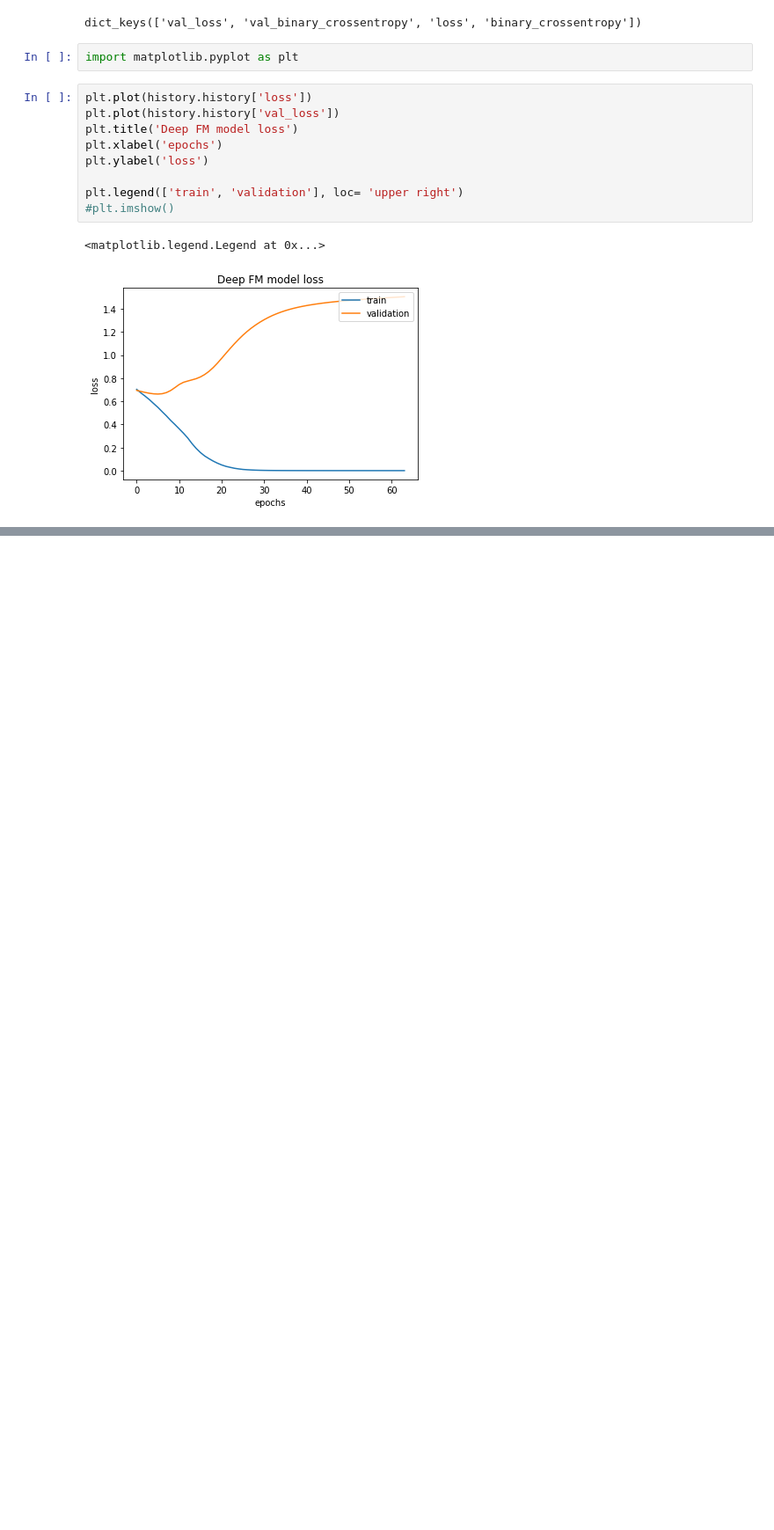
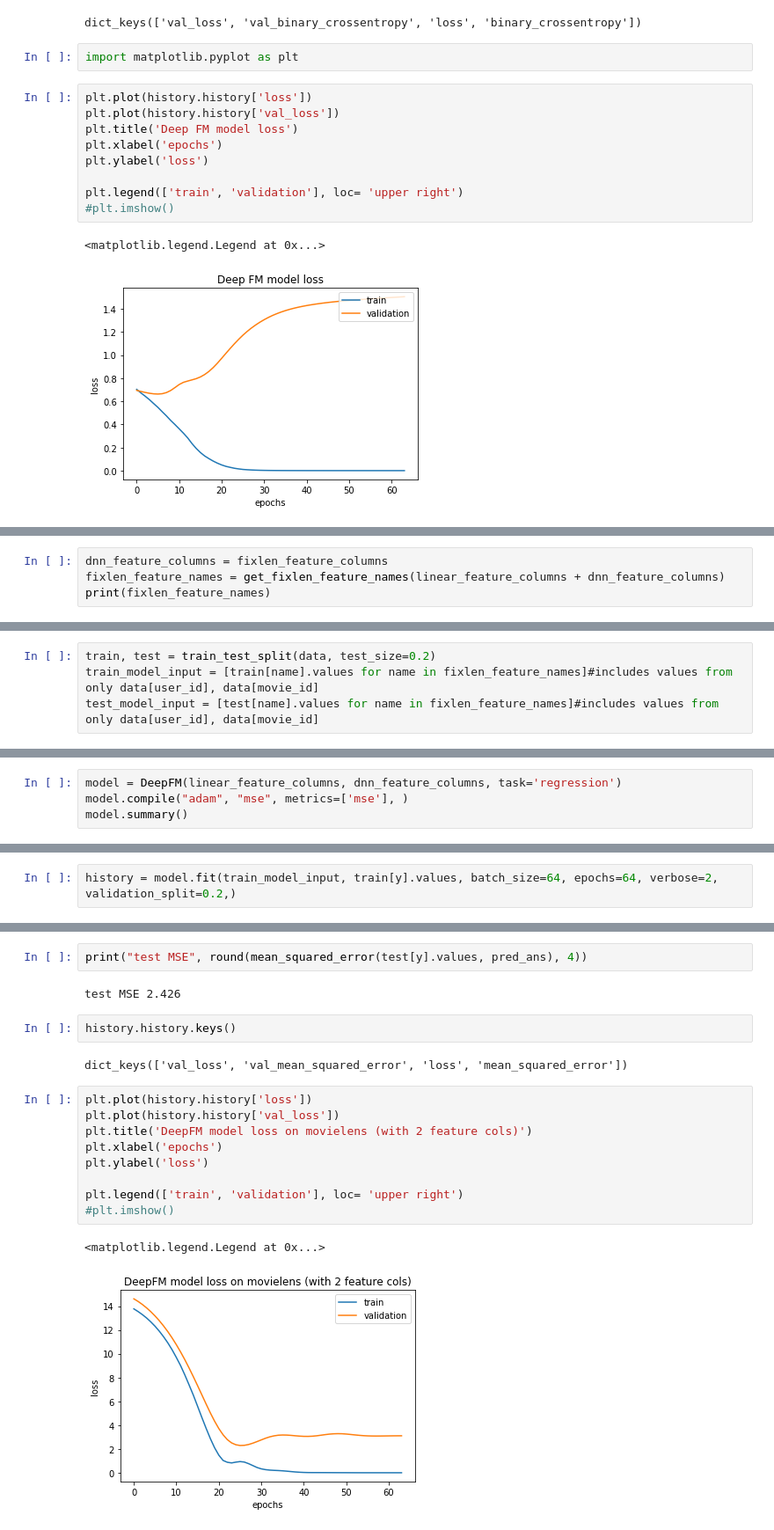
Before and after one commit to mlsquare/cook-imly, a Jupyter notebook: Notebooks/Deep FM with deepCtr.ipynb, the cells around one changed output, grey strips where cells are left out. Shown at 88% size. Saved outputs shown, nothing was run; the diff lists cells and outputs as text; blank space fills up the shorter version.

Commit message:
comparisons b/w DeepFM/NFM with varying feature columns

```diff
--- a/Notebooks/Deep FM with deepCtr.ipynb
+++ b/Notebooks/Deep FM with deepCtr.ipynb
@@ -225,0 +364,4 @@ plt.legend(['train', 'validation'], loc= 'upper right')
+# %%
+dnn_feature_columns = fixlen_feature_columns
+fixlen_feature_names = get_fixlen_feature_names(linear_feature_columns + dnn_feature_columns)
+print(fixlen_feature_names)
@@ -225,0 +370,4 @@ plt.legend(['train', 'validation'], loc= 'upper right')
+# %%
+train, test = train_test_split(data, test_size=0.2)
+train_model_input = [train[name].values for name in fixlen_feature_names]#includes values from only data[user_id], data[movie_id]
+test_model_input = [test[name].values for name in fixlen_feature_names]#includes values from only data[user_id], data[movie_id]
@@ -225,0 +378,4 @@ plt.legend(['train', 'validation'], loc= 'upper right')
+# %%
+model = DeepFM(linear_feature_columns, dnn_feature_columns, task='regression')
+model.compile("adam", "mse", metrics=['mse'], )
+model.summary()
@@ -225,0 +400,2 @@ plt.legend(['train', 'validation'], loc= 'upper right')
+# %%
+history = model.fit(train_model_input, train[y].values, batch_size=64, epochs=64, verbose=2, validation_split=0.2,)
@@ -225,0 +436,20 @@ plt.legend(['train', 'validation'], loc= 'upper right')
+# %%
+print("test MSE", round(mean_squared_error(test[y].values, pred_ans), 4))
+# %% [output]
+test MSE 2.426
+# %%
+history.history.keys()
+# %% [output]
+dict_keys(['val_loss', 'val_mean_squared_error', 'loss', 'mean_squared_error'])
+# %%
+plt.plot(history.history['loss'])
+plt.plot(history.history['val_loss'])
+plt.title('DeepFM model loss on movielens (with 2 feature cols)')
+plt.xlabel('epochs')
+plt.ylabel('loss')
+
+plt.legend(['train', 'validation'], loc= 'upper right')
+#plt.imshow()
+# %% [output]
+<matplotlib.legend.Legend at 0x...>
+[figure, added]
```
Also changed, not shown: parts of 50 cells of this notebook.
